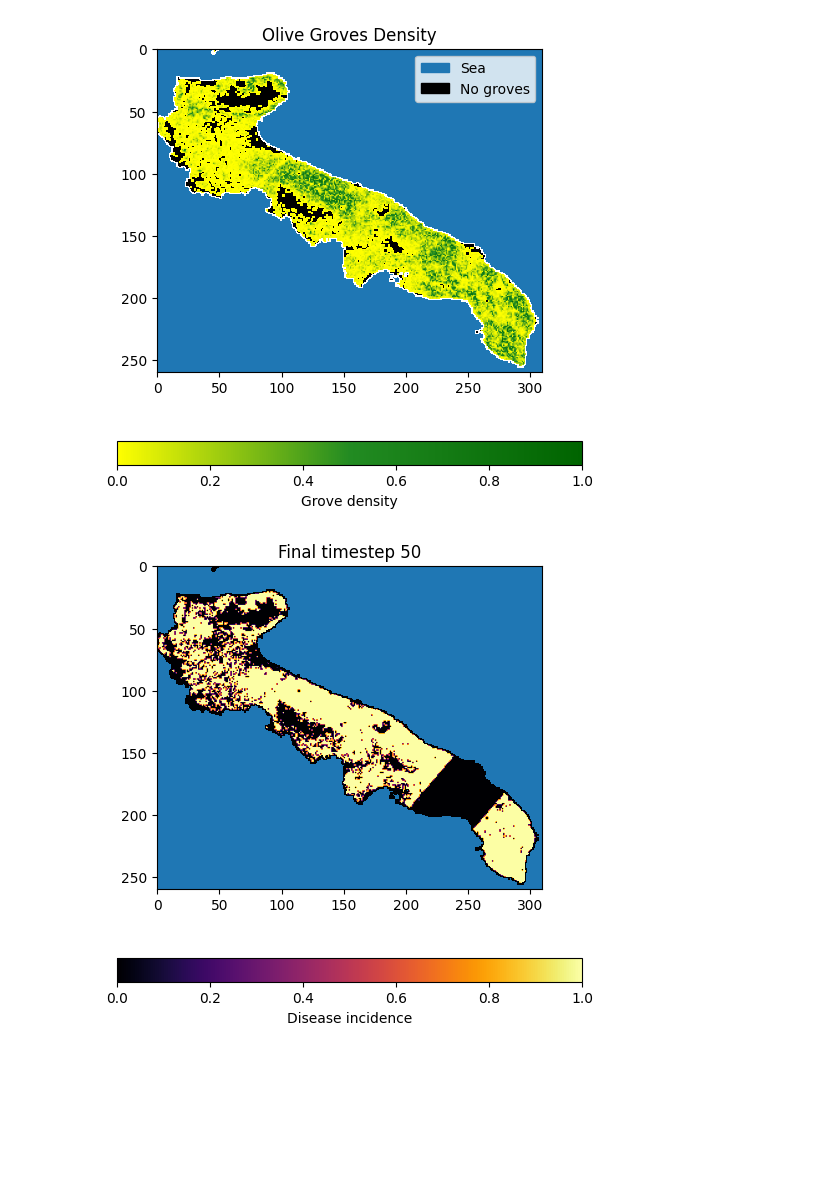
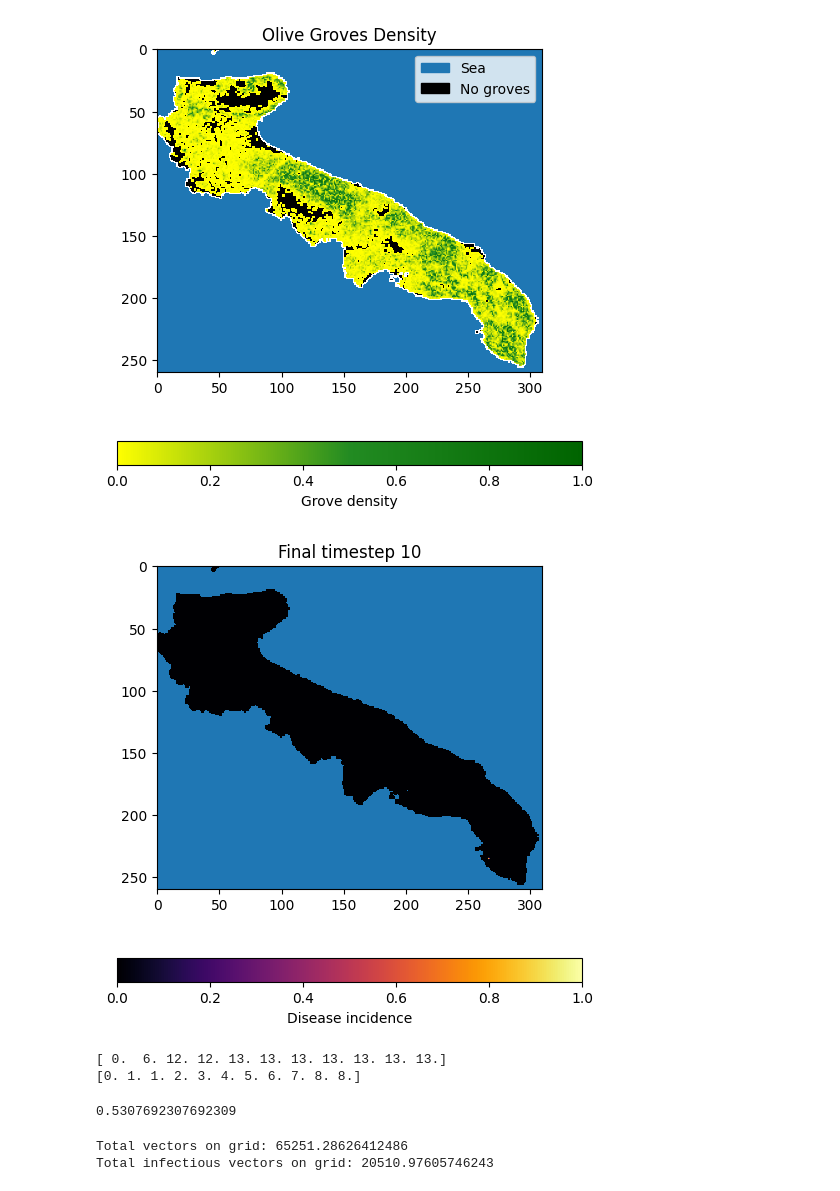
Before and after one commit to LeonMengoni/Xylella-Fastidiosa, a Jupyter notebook: Xylella_simulation.ipynb, the cells around one changed output. Drawn from its saved outputs; the diff is of its cells as text; code cells hidden in the pictures; blank space fills up the shorter version.

Commit message:
Updates, further cleaning of GridClass, added vector population dynamics, not yet tested.

```diff
--- a/Xylella_simulation.ipynb
+++ b/Xylella_simulation.ipynb
@@ -27,7 +27,7 @@ GRID.plot_density(figsize=(6,6))
 # SIMULATION PARAMETERS
 # Control zone parameters
 control = True
-EZW = 30
+EZW = 10
 BZW = 20
 BZ_eff = 0.9
 
@@ -38,7 +38,8 @@ a = 0 # relative carrying capacity in non olive plants
 tol = 1e-8 # 1e-8 numerical noise tolerance (IF TOLERANCE IS TOO BIG, IT CAN HAPPEN THAT THE SIMULATION IS TRUNCATED AT THE FIRST ITERATION)
 
 # Dispersal type
-dispersal_type = "short_long" # short_long, levy_flight
+dispersal_type = "levy_flight" # Levy flight jumps
+# dispersal_type = "short_long" # Short + long kernel (White, 2017)
 
 # Short distance kernel
 beta = 0.1
@@ -50,27 +51,48 @@ M_max = 5 # 5 maximum number of dispersers
 D = 20 # 20 dispersal standard deviation
 
 # Levy flight
-n_vectors = 10000
+n_vectors = 1000 # if vector_pop is True, this is not used
 d_min = 0.1
 d_max = 50 # None
 alpha = 1.5
 sample = "power"
+vector_pop = False
 
-# Define parameter dictionary (to be fed to .simulate())
+# Vector population dynamics
+max_vectors_per_cell = 50
+birth_rate = 0.9
+death_rate = 0.3
+
+# Define parameter dictionary case by case
 parameters = {'control_zone': [control, EZW, BZW, BZ_eff],
               'common': [A, B, a, tol],
               'dispersal': [dispersal_type],
               'short_long': [beta, kernel_type, disp_tol, M_max, D],
-              'levy_flight': [n_vectors, d_min, d_max, alpha, sample]}
+              'levy_flight': [n_vectors, d_min, d_max, alpha, sample, vector_pop],
+              'vector_pop_dynamics': [max_vectors_per_cell, birth_rate, death_rate]}
 # %%
 # RUN SIMULATION AND PLOT OUTCOME
 
 # np.random.seed(5)
 
-timesteps = 50
+timesteps = 10
 
 GRID.simulate(timesteps, parameters)
 # GRID.plot_incidence(figsize=(6,6))
 GRID.plot_final_incidence(figsize=(6,6))
 # %% [output]
-[figure, old version]
+[figure, new version]
+# %%
+print(GRID.C)
+print(GRID.V)
+# %% [output]
+[ 0.  6. 12. 12. 13. 13. 13. 13. 13. 13. 13.]
+[0. 1. 1. 2. 3. 4. 5. 6. 7. 8. 8.]
+# %%
+n_vectors = 1
+C = 13
+birth_rate = 0.9
+death_rate = 0.3
+birth_rate * n_vectors * (1 - n_vectors / C) - death_rate * n_vectors
+# %% [output]
+0.5307692307692309
@@ -76,0 +103,9 @@ GRID.plot_final_incidence(figsize=(6,6))
+# %%
+max_vectors_per_cell = 30
+max_total_vectors = (GRID.density[GRID.grove_mask] * max_vectors_per_cell).sum()
+print(f'Total vectors on grid: {max_total_vectors}')
+max_total_inf_vectors = (GRID.I[GRID.grove_mask] * max_vectors_per_cell).sum()
+print(f'Total infectious vectors on grid: {max_total_inf_vectors}')
+# %% [output]
+Total vectors on grid: 65251.28626412486
+Total infectious vectors on grid: 20510.97605746243
```
Also changed, not shown: parts of 13 cells of this notebook, 1 other file.
